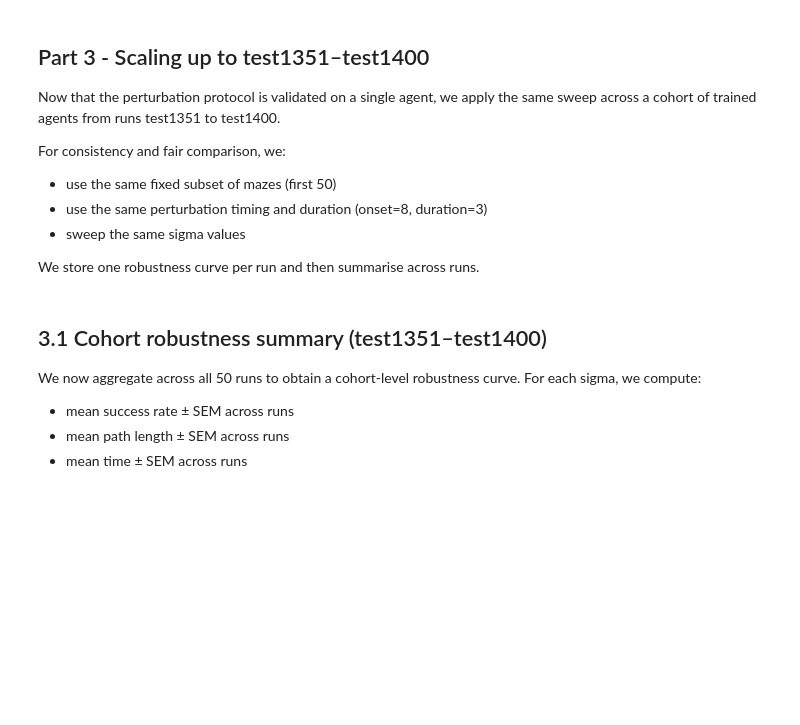
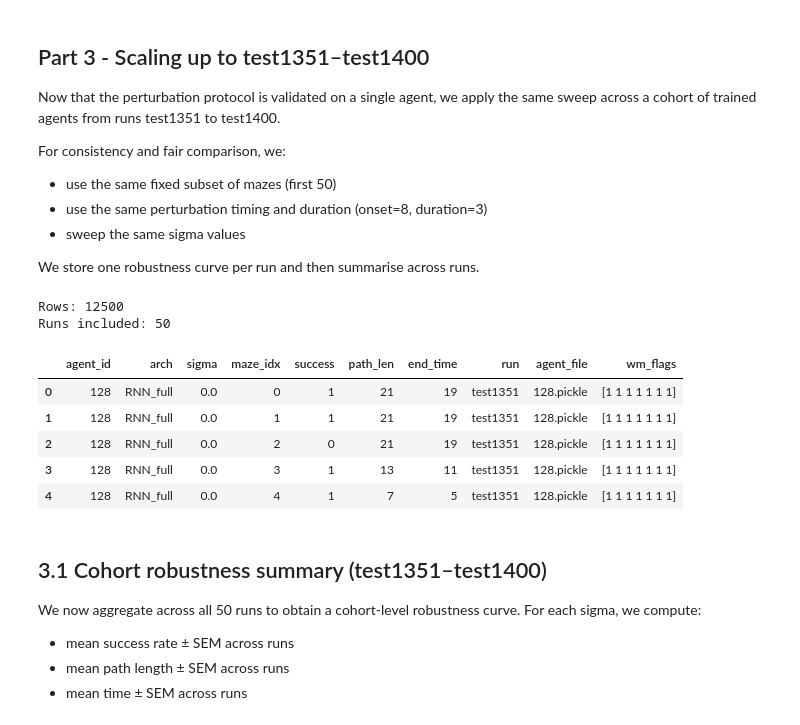
Before and after one commit to lakshaa-s/pRNN-perturbation, a Jupyter notebook: scripts/Lakshaa_start.ipynb, the cells around one changed output. Saved outputs shown, nothing was run; the diff lists cells and outputs as text; code cells hidden in the pictures; blank space fills up the shorter version.

```diff
--- a/scripts/Lakshaa_start.ipynb
+++ b/scripts/Lakshaa_start.ipynb
@@ -842,7 +914,7 @@ RESULTS_DIR = Path("/Users/lakshaasrishankar/Documents/Important Documents /Dr M
 RUN_IDS = range(1351, 1401)  # 1351-1400 inclusive
 RUN_DIRS = [RESULTS_DIR / f"test{rid}" for rid in RUN_IDS]
 
-cohort_sigmas = [0.0, 0.05, 0.1, 0.2, 0.3]
+cohort_sigmas = list(np.linspace(0.0, 1.0, 11))
 MAZE_IDX = list(range(50))
 
 all_per_trial = []
@@ -878,36 +950,45 @@ for run_dir in RUN_DIRS:
             maze_obj=maze,
             maze_indices=MAZE_IDX,
             sigmas=cohort_sigmas,
-            onset=8,
-            duration=3,
+            onset=0,
+            duration=20,
             n_steps=20,
             seed=0,
         )
     except Exception as e:
         skipped_runs.append((run_dir.name, f"sweep failed: {e}"))
         continue
 
     df["run"] = run_dir.name
     df["agent_file"] = agent_path.name
     try:
         df["wm_flags"] = str(getattr(a, "wm_flags", None))
     except Exception:
         df["wm_flags"] = None
 
     all_per_trial.append(df)
 
 if not all_per_trial:
     raise RuntimeError("No runs produced results. Check RESULTS_DIR / run folders / pickle compatibility.")
 
 df_cohort_per_trial = pd.concat(all_per_trial, ignore_index=True)
 
 print("Rows:", len(df_cohort_per_trial))
 print("Runs included:", df_cohort_per_trial["run"].nunique())
 if skipped_runs:
     print(f"Skipped runs: {len(skipped_runs)}")
     print("First 5 skipped:", skipped_runs[:5])
 
 df_cohort_per_trial.head()
+# %% [output]
+Rows: 12500
+Runs included: 50
+|  | agent_id | arch | sigma | maze_idx | success | path_len | end_time | run | agent_file | wm_flags |
+| 0 | 128 | RNN_full | 0.0 | 0 | 1 | 21 | 19 | test1351 | 128.pickle | [1 1 1 1 1 1 1] |
+| 1 | 128 | RNN_full | 0.0 | 1 | 1 | 21 | 19 | test1351 | 128.pickle | [1 1 1 1 1 1 1] |
+| 2 | 128 | RNN_full | 0.0 | 2 | 0 | 21 | 19 | test1351 | 128.pickle | [1 1 1 1 1 1 1] |
+| 3 | 128 | RNN_full | 0.0 | 3 | 1 | 13 | 11 | test1351 | 128.pickle | [1 1 1 1 1 1 1] |
+| 4 | 128 | RNN_full | 0.0 | 4 | 1 | 7 | 5 | test1351 | 128.pickle | [1 1 1 1 1 1 1] |
 # %% [markdown]
 ## 3.1 Cohort robustness summary (test1351–test1400)
 
```
Also changed, not shown: parts of 18 cells of this notebook, 1 other file.
